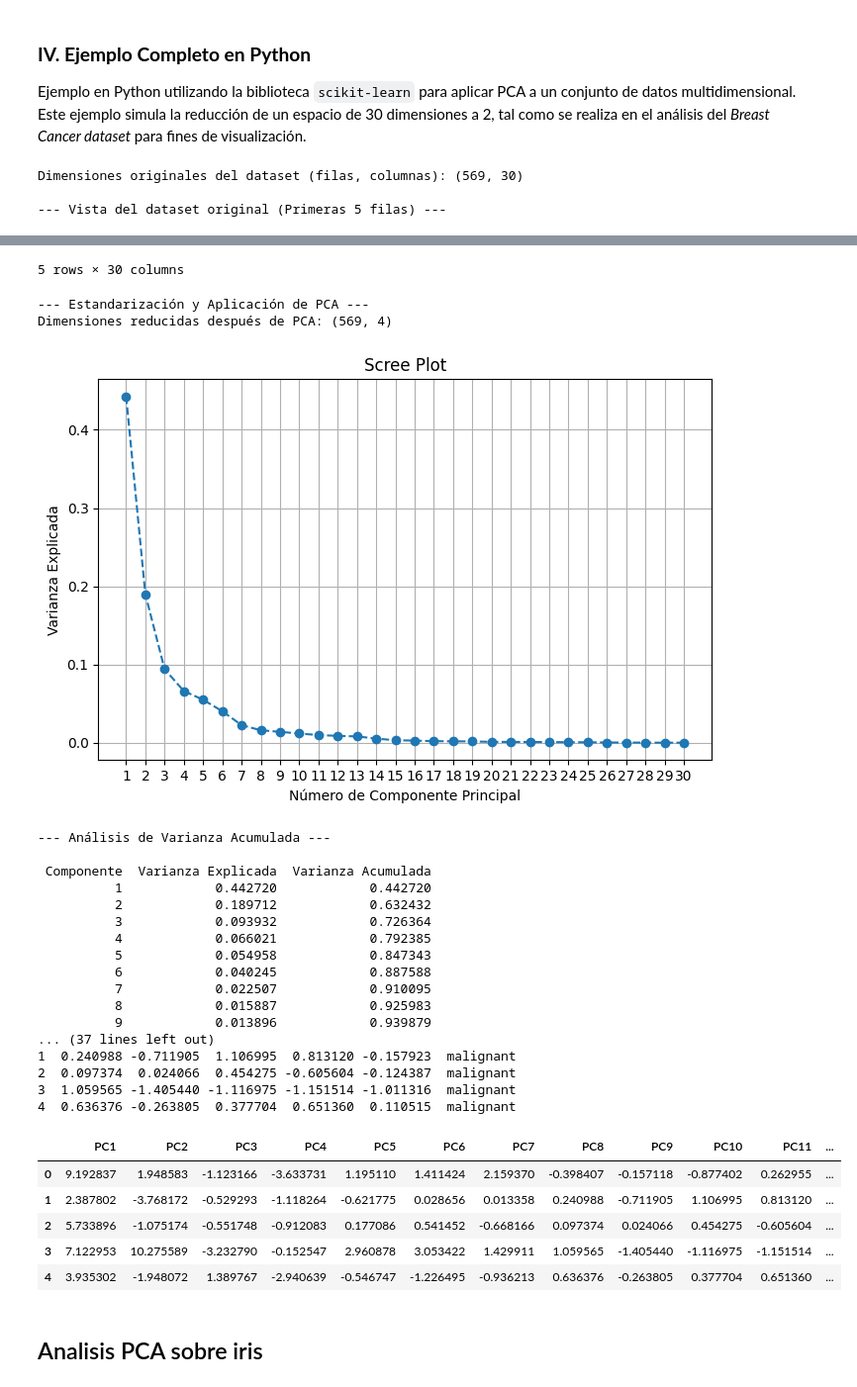
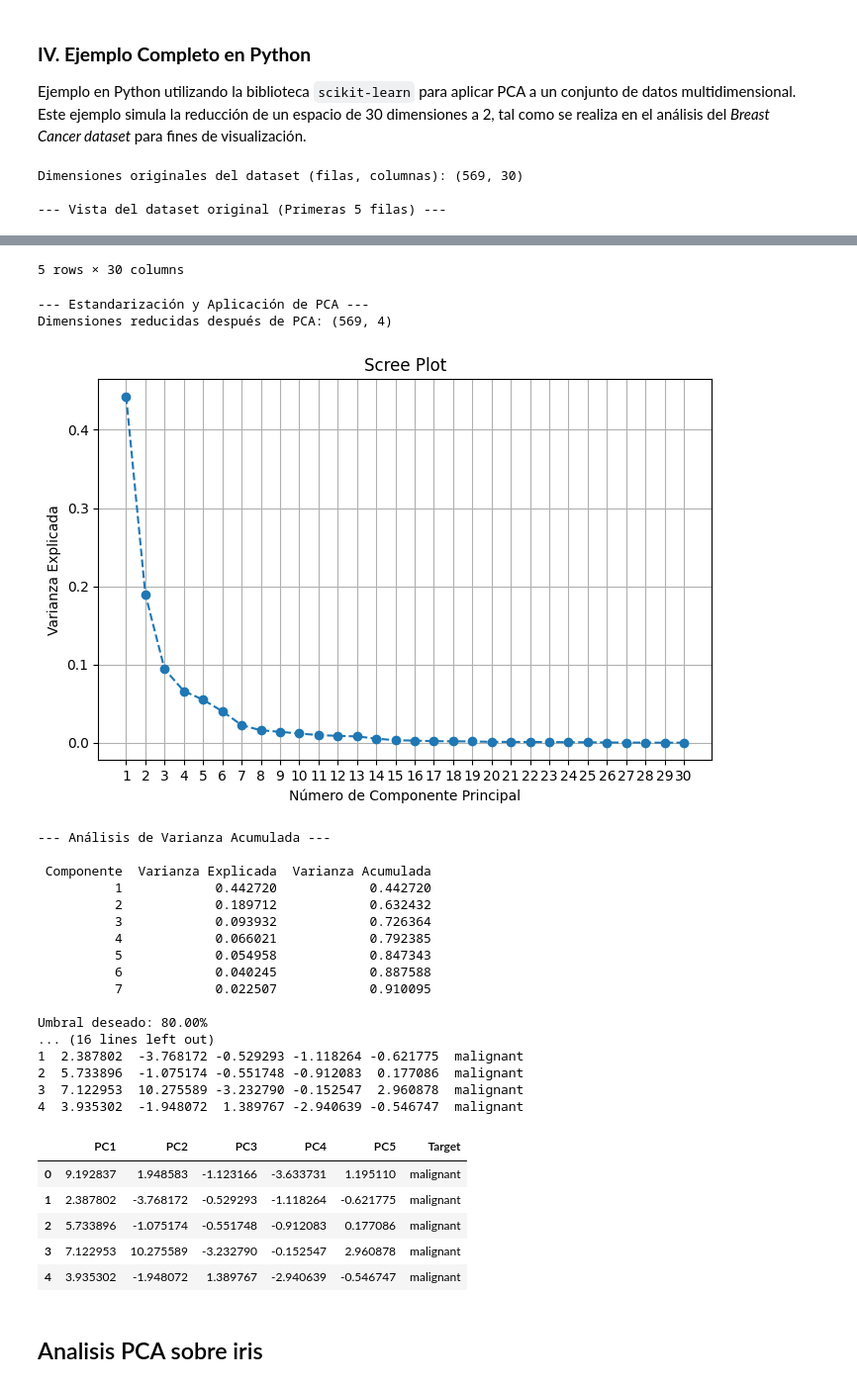
Before and after one commit to paranedagarcia/Cienciadedatos, a Jupyter notebook: 7.Aprendizaje no supervisado/7.2-PCA.ipynb, the cells around one changed output, grey strips where cells are left out. Shown at 99% size. Saved outputs shown, nothing was run; the diff lists cells and outputs as text; code cells hidden in the pictures.

```diff
--- a/7.Aprendizaje no supervisado/7.2-PCA.ipynb
+++ b/7.Aprendizaje no supervisado/7.2-PCA.ipynb
@@ -150,7 +174,7 @@ plt.show()
 # Aplicar el Criterio de Umbral
 
 # Definimos el umbral deseado (e.g., retener el 95% de la varianza total)
-umbral_deseado = 0.97
+umbral_deseado = 0.80
 
 # Calcular la suma acumulada de la varianza explicada [1, 4]
 varianza_acumulada = np.cumsum(varianza_explicada)
@@ -198,46 +222,46 @@ df_reducido['Target'] = cancer.target_names[cancer.target]
 print("\n--- Vista de los datos reducidos (Primeras 5 filas) ---")
 print(df_reducido.head())
 display(df_reducido.head())
 
 
 # El dataset tiene 569 filas (muestras) y 30 columnas (features).
 # %% [output]
 Dimensiones originales del dataset (filas, columnas): (569, 30)
 
 --- Vista del dataset original (Primeras 5 filas) ---
 |  | mean radius | mean texture | mean perimeter | mean area | mean smoothness | mean compactness | ... |
 | 0 | 17.99 | 10.38 | 122.80 | 1001.0 | 0.11840 | 0.27760 | ... |
 | 1 | 20.57 | 17.77 | 132.90 | 1326.0 | 0.08474 | 0.07864 | ... |
 | 2 | 19.69 | 21.25 | 130.00 | 1203.0 | 0.10960 | 0.15990 | ... |
 | 3 | 11.42 | 20.38 | 77.58 | 386.1 | 0.14250 | 0.28390 | ... |
 | 4 | 20.29 | 14.34 | 135.10 | 1297.0 | 0.10030 | 0.13280 | ... |
 5 rows × 30 columns
 --- Estandarización y Aplicación de PCA ---
 Dimensiones reducidas después de PCA: (569, 4)
 [figure]
 --- Análisis de Varianza Acumulada ---
 
  Componente  Varianza Explicada  Varianza Acumulada
           1            0.442720            0.442720
           2            0.189712            0.632432
           3            0.093932            0.726364
           4            0.066021            0.792385
           5            0.054958            0.847343
           6            0.040245            0.887588
           7            0.022507            0.910095
-          8            0.015887            0.925983
-          9            0.013896            0.939879
-... (37 lines left out)
-1  0.240988 -0.711905  1.106995  0.813120 -0.157923  malignant
-2  0.097374  0.024066  0.454275 -0.605604 -0.124387  malignant
-3  1.059565 -1.405440 -1.116975 -1.151514 -1.011316  malignant
-4  0.636376 -0.263805  0.377704  0.651360  0.110515  malignant
+
+Umbral deseado: 80.00%
+... (16 lines left out)
+1  2.387802  -3.768172 -0.529293 -1.118264 -0.621775  malignant
+2  5.733896  -1.075174 -0.551748 -0.912083  0.177086  malignant
+3  7.122953  10.275589 -3.232790 -0.152547  2.960878  malignant
+4  3.935302  -1.948072  1.389767 -2.940639 -0.546747  malignant
-|  | PC1 | PC2 | PC3 | PC4 | PC5 | PC6 | PC7 | PC8 | PC9 | PC10 | PC11 | ... |
-| 0 | 9.192837 | 1.948583 | -1.123166 | -3.633731 | 1.195110 | 1.411424 | 2.159370 | -0.398407 | -0.157118 | -0.877402 | 0.262955 | ... |
-| 1 | 2.387802 | -3.768172 | -0.529293 | -1.118264 | -0.621775 | 0.028656 | 0.013358 | 0.240988 | -0.711905 | 1.106995 | 0.813120 | ... |
-| 2 | 5.733896 | -1.075174 | -0.551748 | -0.912083 | 0.177086 | 0.541452 | -0.668166 | 0.097374 | 0.024066 | 0.454275 | -0.605604 | ... |
-| 3 | 7.122953 | 10.275589 | -3.232790 | -0.152547 | 2.960878 | 3.053422 | 1.429911 | 1.059565 | -1.405440 | -1.116975 | -1.151514 | ... |
-| 4 | 3.935302 | -1.948072 | 1.389767 | -2.940639 | -0.546747 | -1.226495 | -0.936213 | 0.636376 | -0.263805 | 0.377704 | 0.651360 | ... |
+|  | PC1 | PC2 | PC3 | PC4 | PC5 | Target |
+| 0 | 9.192837 | 1.948583 | -1.123166 | -3.633731 | 1.195110 | malignant |
+| 1 | 2.387802 | -3.768172 | -0.529293 | -1.118264 | -0.621775 | malignant |
+| 2 | 5.733896 | -1.075174 | -0.551748 | -0.912083 | 0.177086 | malignant |
+| 3 | 7.122953 | 10.275589 | -3.232790 | -0.152547 | 2.960878 | malignant |
+| 4 | 3.935302 | -1.948072 | 1.389767 | -2.940639 | -0.546747 | malignant |
 # %% [markdown]
 ## Analisis PCA sobre iris
 # %%
```
Also changed, not shown: parts of 2 cells of this notebook, 10 other files.
